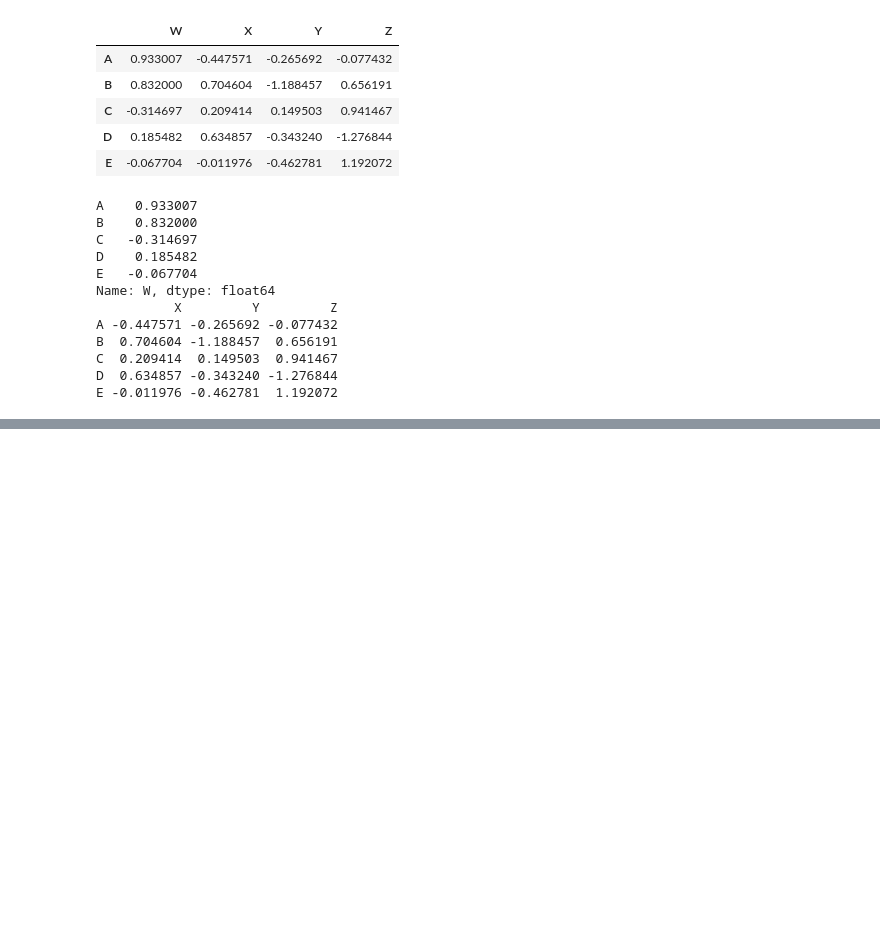
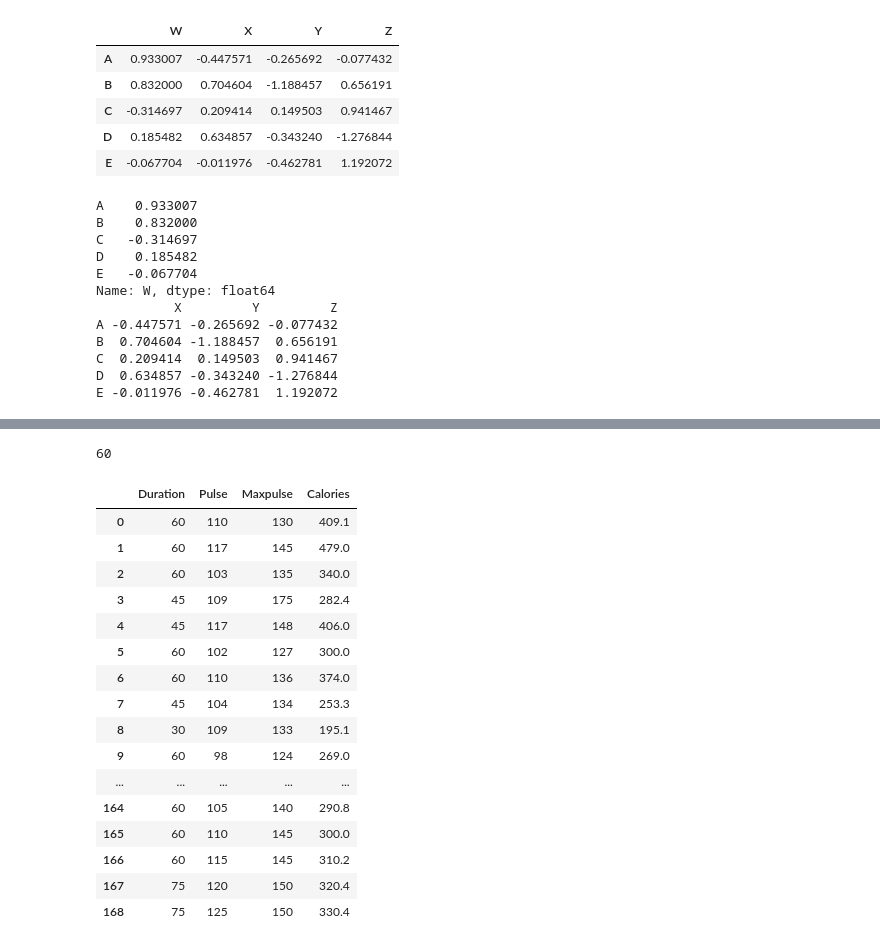
Before and after one commit to OmprakashB/MachineLearning, a Jupyter notebook: PandasTutorials.ipynb, the cells around one changed output, grey strips where cells are left out. Saved outputs shown, nothing was run; the diff lists cells and outputs as text; code cells hidden in the pictures; blank space fills up the shorter version.

```diff
--- a/PandasTutorials.ipynb
+++ b/PandasTutorials.ipynb
@@ -78,0 +178,28 @@ Name: C, dtype: float64
+# %%
+dfcsv = pd.read_csv('data.csv')
+dfcsv # Returns first 5 columns and last 5 columns
+
+print(pd.options.display.max_rows)
+
+pd.options.display.max_rows = 1000 #Updating the display max rows value
+
+dfcsv
+# %% [output]
+60
+|  | Duration | Pulse | Maxpulse | Calories |
+| 0 | 60 | 110 | 130 | 409.1 |
+| 1 | 60 | 117 | 145 | 479.0 |
+| 2 | 60 | 103 | 135 | 340.0 |
+| 3 | 45 | 109 | 175 | 282.4 |
+| 4 | 45 | 117 | 148 | 406.0 |
+| 5 | 60 | 102 | 127 | 300.0 |
+| 6 | 60 | 110 | 136 | 374.0 |
+| 7 | 45 | 104 | 134 | 253.3 |
+| 8 | 30 | 109 | 133 | 195.1 |
+| 9 | 60 | 98 | 124 | 269.0 |
+| ... | ... | ... | ... | ... |
+| 164 | 60 | 105 | 140 | 290.8 |
+| 165 | 60 | 110 | 145 | 300.0 |
+| 166 | 60 | 115 | 145 | 310.2 |
+| 167 | 75 | 120 | 150 | 320.4 |
+| 168 | 75 | 125 | 150 | 330.4 |
```
Also changed, not shown: parts of 13 cells of this notebook.
